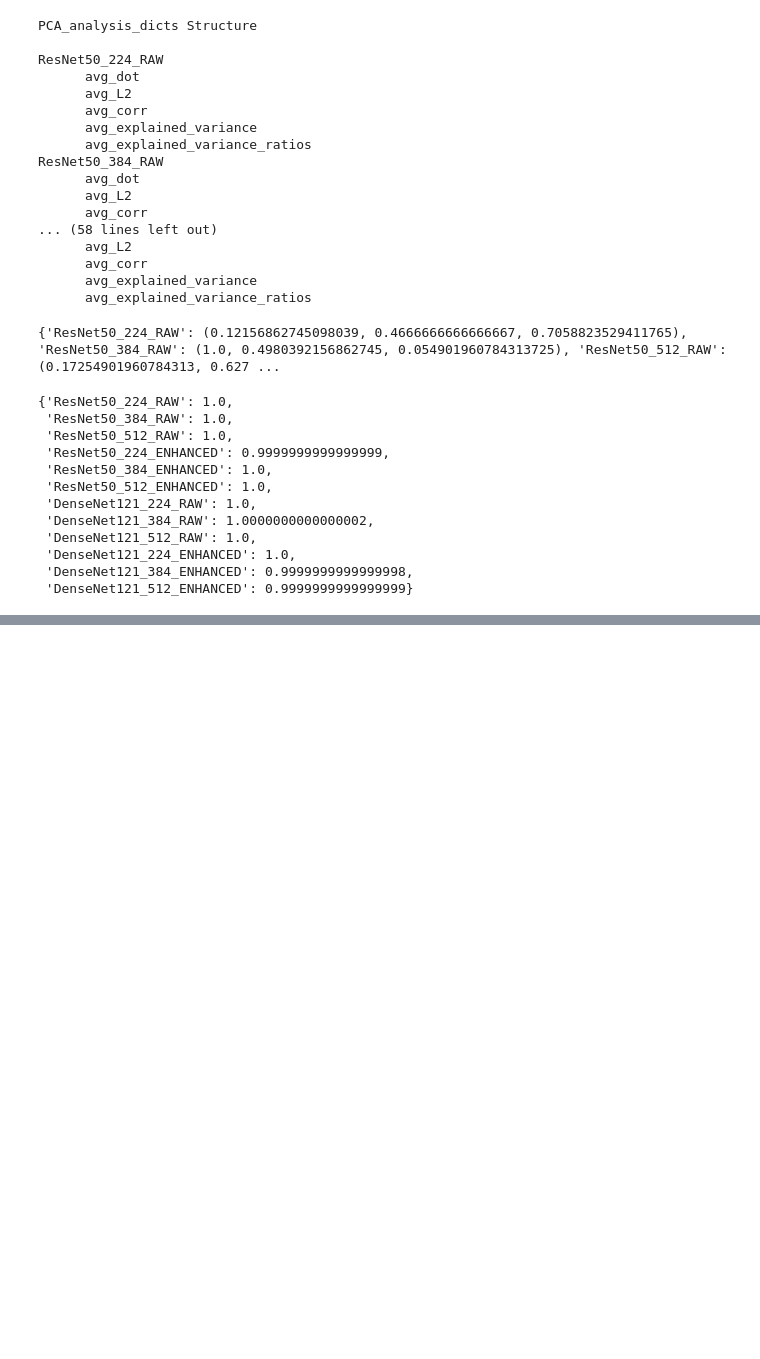
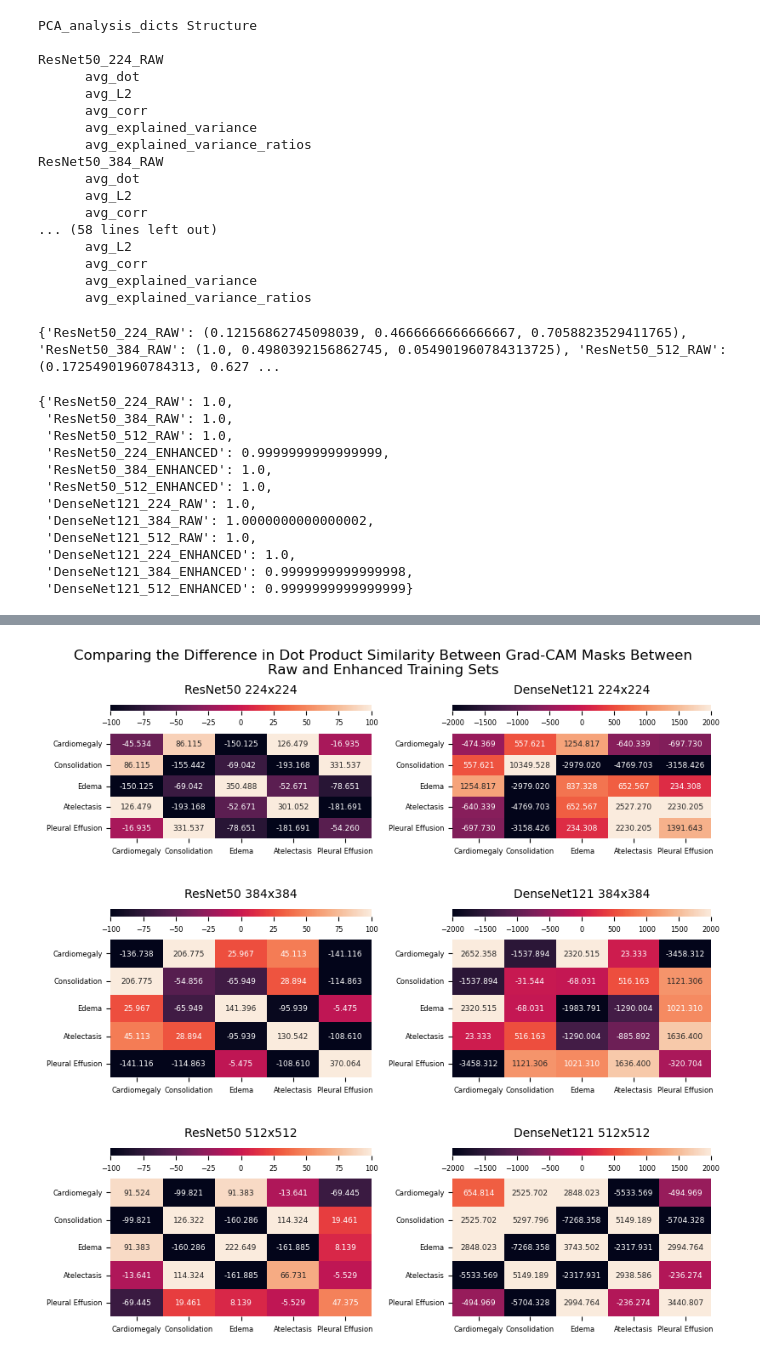
Before and after one commit to johnmtayag/DSC288R_Capstone, a Jupyter notebook: N6_GradCAM Analysis.ipynb, the cells around one changed output, grey strips where cells are left out. Cells and saved outputs as stored; diff of their text form; code cells hidden in the pictures; blank space fills up the shorter version.

```diff
--- a/N6_GradCAM Analysis.ipynb
+++ b/N6_GradCAM Analysis.ipynb
@@ -301,0 +399,45 @@ FileNotFoundError: [Errno 2] No such file or directory: 'S:\\results\\gradcam\\R
+# %%
+### Aggregate dot product heatmaps by raw vs enhanced, image resolution
+for i,(key_pairR,key_pairD,dot_diffR,dot_diffD) in enumerate(zip(group_byModel_R, group_byModel_D, dot_diff_R, dot_diff_D)):
+    raw_R,enhanced_R = key_pairR
+    raw_D,enhanced_D = key_pairD
+
+    plot_vars = [(dot_diffR, "ResNet50"),
+                 (dot_diffD, "DenseNet121")]
+    grid_kws = {"height_ratios": (.05, .9), "hspace": .05}
+    plot_titles = [f"{key_pairR[0].split("_")[0]} {key_pairR[0].split("_")[1]}x{key_pairR[0].split("_")[1]}",
+                   f"{key_pairD[0].split("_")[0]} {key_pairD[0].split("_")[1]}x{key_pairD[0].split("_")[1]}"]
+
+    # --- Prepare subfigures
+    fig = plt.figure(constrained_layout=True, figsize=(8,2.5))
+    if i==0:
+        fig.suptitle("Comparing the Difference in Dot Product Similarity Between Grad-CAM Masks Between\nRaw and Enhanced Training Sets")
+    subfigs = fig.subfigures(1,2, wspace=0.01)
+    ax0 = subfigs[0].subplots(2, gridspec_kw=grid_kws)
+    ax1 = subfigs[1].subplots(2, gridspec_kw=grid_kws)
+
+    sns.heatmap(dot_diffR, ax=ax0[1], annot=True, cbar_ax=ax0[0], cbar_kws={"orientation":"horizontal"},
+                fmt=".3f", annot_kws={"size": 6.5}, cmap="rocket", vmin=-100, vmax=100,
+                xticklabels=class_cols, yticklabels=class_cols)
+    ax0[0].set_title(plot_titles[0], pad=10, fontsize=10)
+    ax0[0].xaxis.set_tick_params(labelsize=6)
+    #
+    ax0[1].xaxis.set_tick_params(labelrotation=0, labelsize=6)
+    ax0[1].yaxis.set_tick_params(labelsize=6)
+
+    ###
+    sns.heatmap(dot_diffD, ax=ax1[1], annot=True, cbar_ax=ax1[0], cbar_kws={"orientation":"horizontal"},
+                fmt=".3f", annot_kws={"size": 6.5}, cmap="rocket", vmin=-2000, vmax=2000,
+                xticklabels=class_cols, yticklabels=class_cols)
+    #
+    ax1[0].set_title(plot_titles[1], pad=10, fontsize=10)
+    ax1[0].xaxis.set_tick_params(labelsize=6)
+    #
+    ax1[1].xaxis.set_tick_params(labelrotation=0, labelsize=6)
+    ax1[1].yaxis.set_tick_params(labelsize=6)
+
+    plt.show()
+# %% [output]
+[figure, added]
+[figure, added]
+[figure, added]
```
Also changed, not shown: parts of 10 cells of this notebook.
